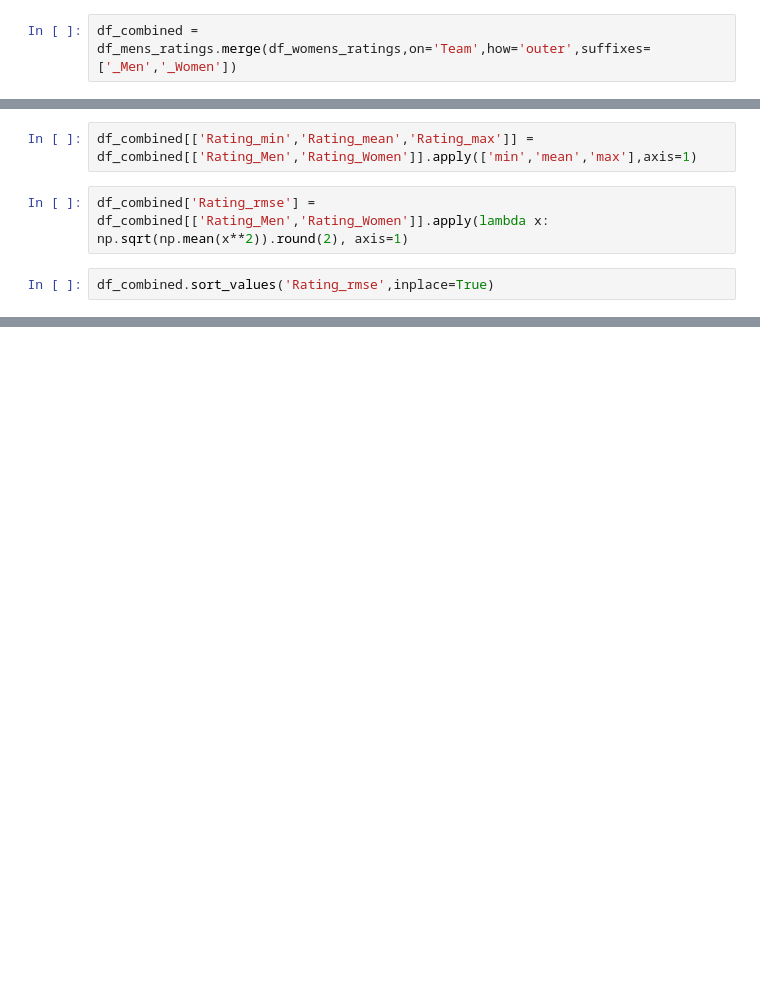
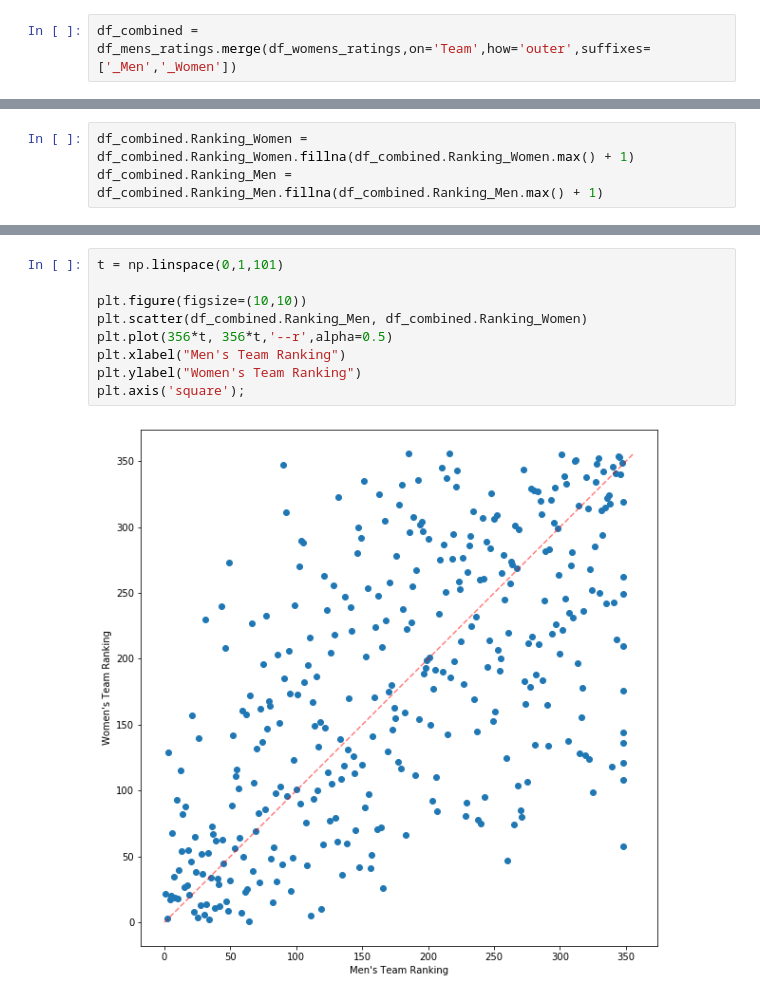
Before and after one commit to bjloe/March_Madness, a Jupyter notebook: March_Madness_Kendalls_Tau.ipynb, the cells around one changed output, grey strips where cells are left out. Cells and saved outputs as stored; diff of their text form; blank space fills up the shorter version.

```diff
--- a/March_Madness_Kendalls_Tau.ipynb
+++ b/March_Madness_Kendalls_Tau.ipynb
@@ -68,6 +52,0 @@ dtype: bool
-# %%
-df_combined[['Rating_min','Rating_mean','Rating_max']] = df_combined[['Rating_Men','Rating_Women']].apply(['min','mean','max'],axis=1)
-# %%
-df_combined['Rating_rmse'] = df_combined[['Rating_Men','Rating_Women']].apply(lambda x: np.sqrt(np.mean(x**2)).round(2), axis=1)
-# %%
-df_combined.sort_values('Rating_rmse',inplace=True)
@@ -195,0 +82,3 @@ plt.axis([-13,365,-13,365]);
+# %%
+df_combined.Ranking_Women = df_combined.Ranking_Women.fillna(df_combined.Ranking_Women.max() + 1)
+df_combined.Ranking_Men = df_combined.Ranking_Men.fillna(df_combined.Ranking_Men.max() + 1)
@@ -195,0 +106,11 @@ plt.axis([-13,365,-13,365]);
+# %%
+t = np.linspace(0,1,101)
+
+plt.figure(figsize=(10,10))
+plt.scatter(df_combined.Ranking_Men, df_combined.Ranking_Women)
+plt.plot(356*t, 356*t,'--r',alpha=0.5)
+plt.xlabel("Men's Team Ranking")
+plt.ylabel("Women's Team Ranking")
+plt.axis('square');
+# %% [output]
+[figure, added]
```
Also changed, not shown: parts of 59 cells of this notebook, 2 other files.
